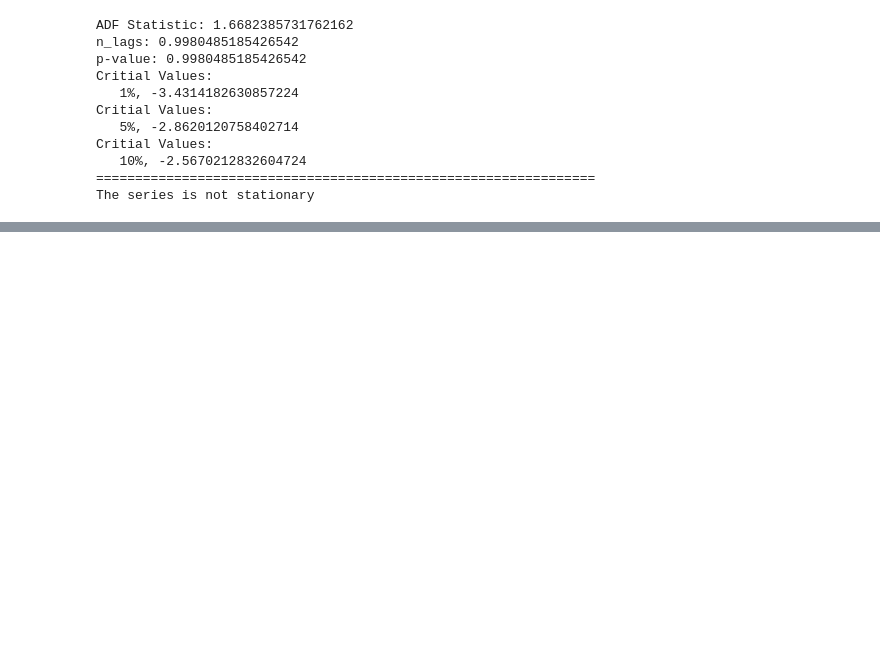
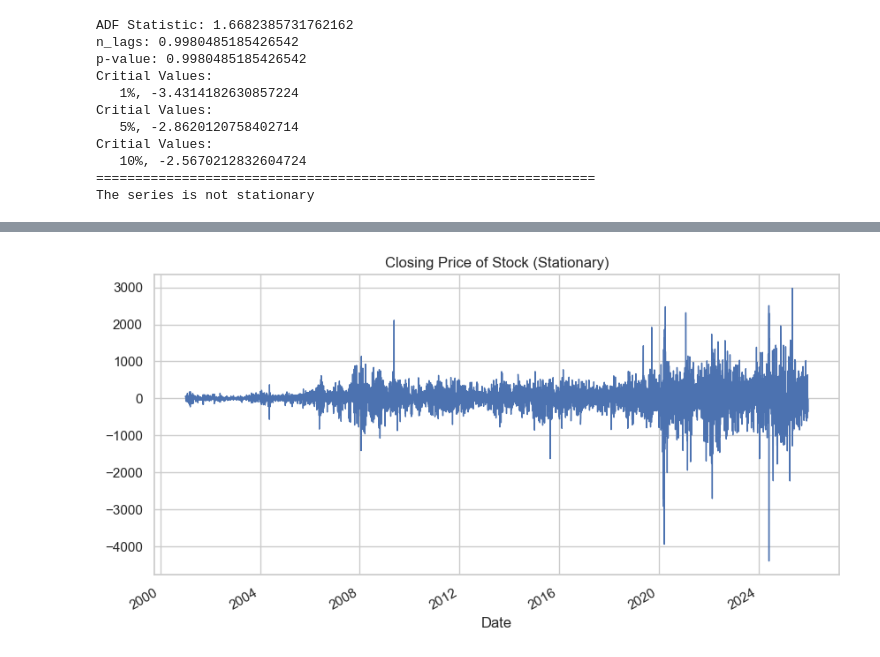
Before and after one commit to hossaintaufiq/StockPricePrediction, a Jupyter notebook: Stock_Price_Prediction.ipynb, the cells around one changed output, grey strips where cells are left out. Drawn from its saved outputs; the diff is of its cells as text; code cells hidden in the pictures; blank space fills up the shorter version.

```diff
--- a/Stock_Price_Prediction.ipynb
+++ b/Stock_Price_Prediction.ipynb
@@ -255,3 +255,7 @@ Critial Values:
    10%, -2.5670212832604724
 ================================================================
 The series is not stationary
+# %%
+stock_ds['Close_stationary']= stock_ds['Close'].diff().dropna()
+stock_ds= stock_ds[stock_ds['Close_stationary'].notnull()]
+stock_ds.head()
@@ -257,0 +285,5 @@ The series is not stationary
+# %%
+stock_ds.plot(y="Close_stationary", title="Closing Price of Stock (Stationary)", grid=True, legend=False, linewidth=1, figsize=(10, 5))
+plt.show()
+# %% [output]
+[figure, added]
```
Also changed, not shown: parts of 9 cells of this notebook.
